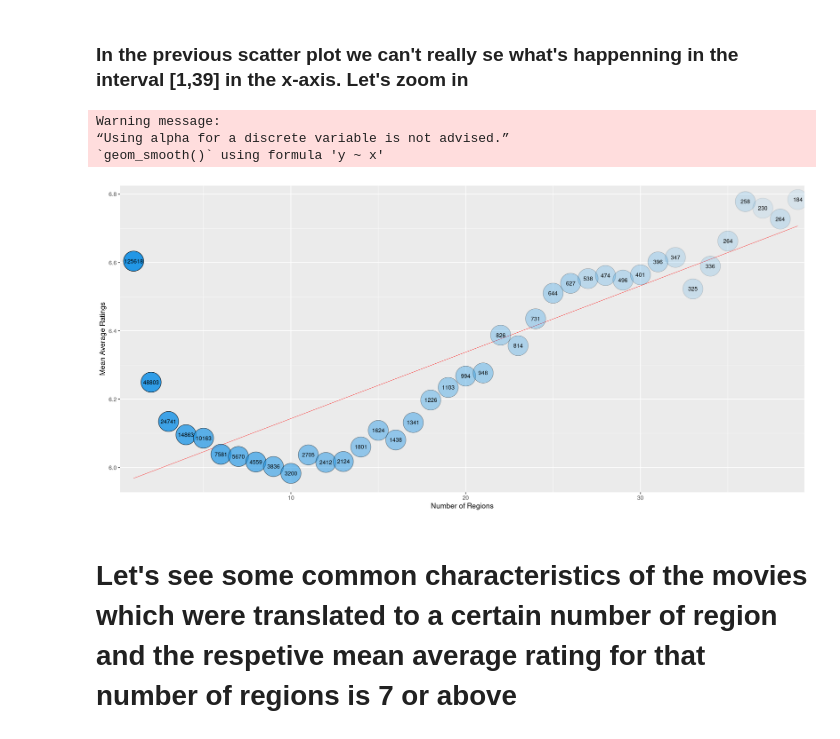
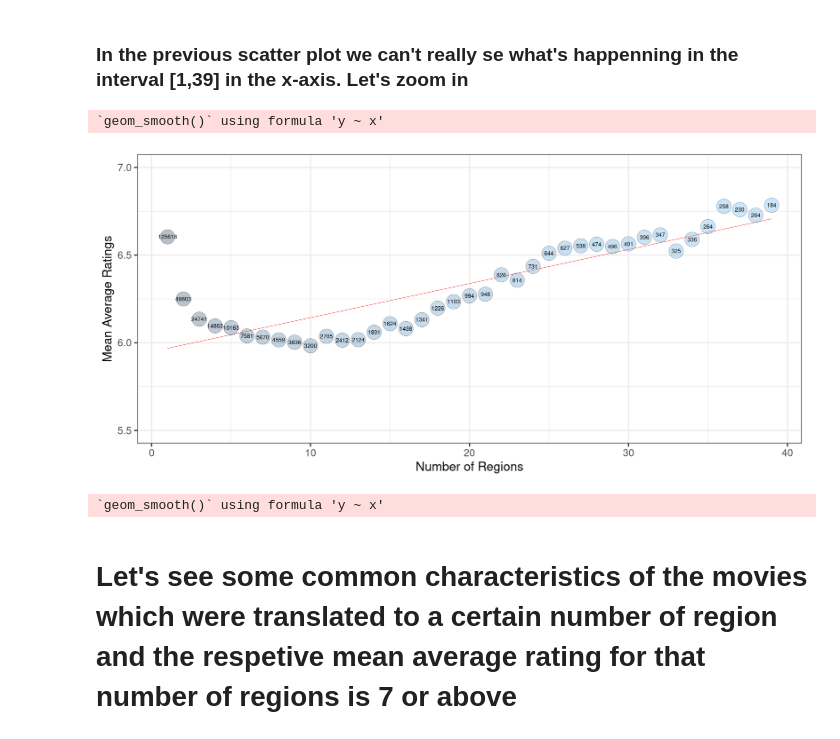
Before and after one commit to fsbarros98/IMDb_analysis, a Jupyter notebook: src/regions_hypothesis.ipynb, the cells around one changed output. Drawn from its saved outputs; the diff is of its cells as text; code cells hidden in the pictures.

Commit message:
Region Hypothesis

```diff
--- a/src/regions_hypothesis.ipynb
+++ b/src/regions_hypothesis.ipynb
@@ -20,6 +24,6 @@ options(repr.plot.width=15, repr.plot.height=7, repr.plot.res = 150)
 # %%
-title_akas=read.delim('cleaned_filtered_title_akas.tsv')
-merged=read.delim('../merge_basics_ratings_crew.tsv')
+title_akas=read.delim('../../IMDb_Datasets_Filtered/2.Cleaned/cleaned_filtered_title_akas.tsv')
+merged=read.delim('../../IMDb_Datasets_Filtered/merge_basics_ratings_crew.tsv')
 # %%
 head(title_akas)
 head(merged)
@@ -112,21 +122,28 @@ cor(freq_ratings$frequencies,freq_ratings$means,method='pearson')
 # %% [markdown]
 ### In the previous scatter plot we can't really se what's happenning in the interval [1,39] in the x-axis. Let's zoom in
 # %%
-ggplot(freq_ratings[1:39,],aes(x=frequencies,means))+
+g = ggplot(freq_ratings[1:39,],aes(x=frequencies,means))+
     stat_smooth(method=lm,se=F,col='red',size=.2)+
-    geom_point(shape=21,size=14,fill=4,aes(alpha=discrete))+
+    geom_point(shape=21,size=10,aes(fill=-log(counts)),alpha=.3,show.legend=FALSE)+
+    guides(colour=guide_colourbar(order=1))+
+    #scale_fill_continuous(name='Counts',labels=c(expression('1*10'^'5'),'','4','5','6'))+
+    #scale_fill_gradientn(name="Counts")+
     xlab('Number of Regions')+
     ylab('Mean Average Ratings')+
     geom_text(aes(label=paste(counts)),size=3)+
-    coord_cartesian(xlim=c(2,37.6))+
-    #scale_alpha_manual(values=c(0.1, 0.2, .1),guide=F)
-    #scale_alpha_continuous(range=c(0.1, 1),breaks=c(200,300,seq(0,3000,1000),10000,20000,40000))
-    theme(legend.position = "none")
+    theme_bw(base_size=19)+
+    scale_y_continuous(breaks=seq(5.5,7,.5),limits=c(5.5,7))+
+    scale_x_continuous(breaks=seq(0,80,10))+
+    theme(legend.position = "bottom")
-# %% [output]
-Warning message:
-“Using alpha for a discrete variable is not advised.”
-`geom_smooth()` using formula 'y ~ x'
-[figure, removed]
+# %%
+g
+# %% [output]
+`geom_smooth()` using formula 'y ~ x'
+[figure, added]
+# %%
+ggsave(plot=g,file="freqs_ratings_regions_zoom.png",width=15,height=8,dpi=300)
+# %% [output]
+`geom_smooth()` using formula 'y ~ x'
 # %% [markdown]
 # Let's see some common characteristics of the movies which were translated to a certain number of region and the respetive mean average rating for that number of regions is 7 or above
 # %%
```
Also changed, not shown: parts of 7 cells of this notebook.
